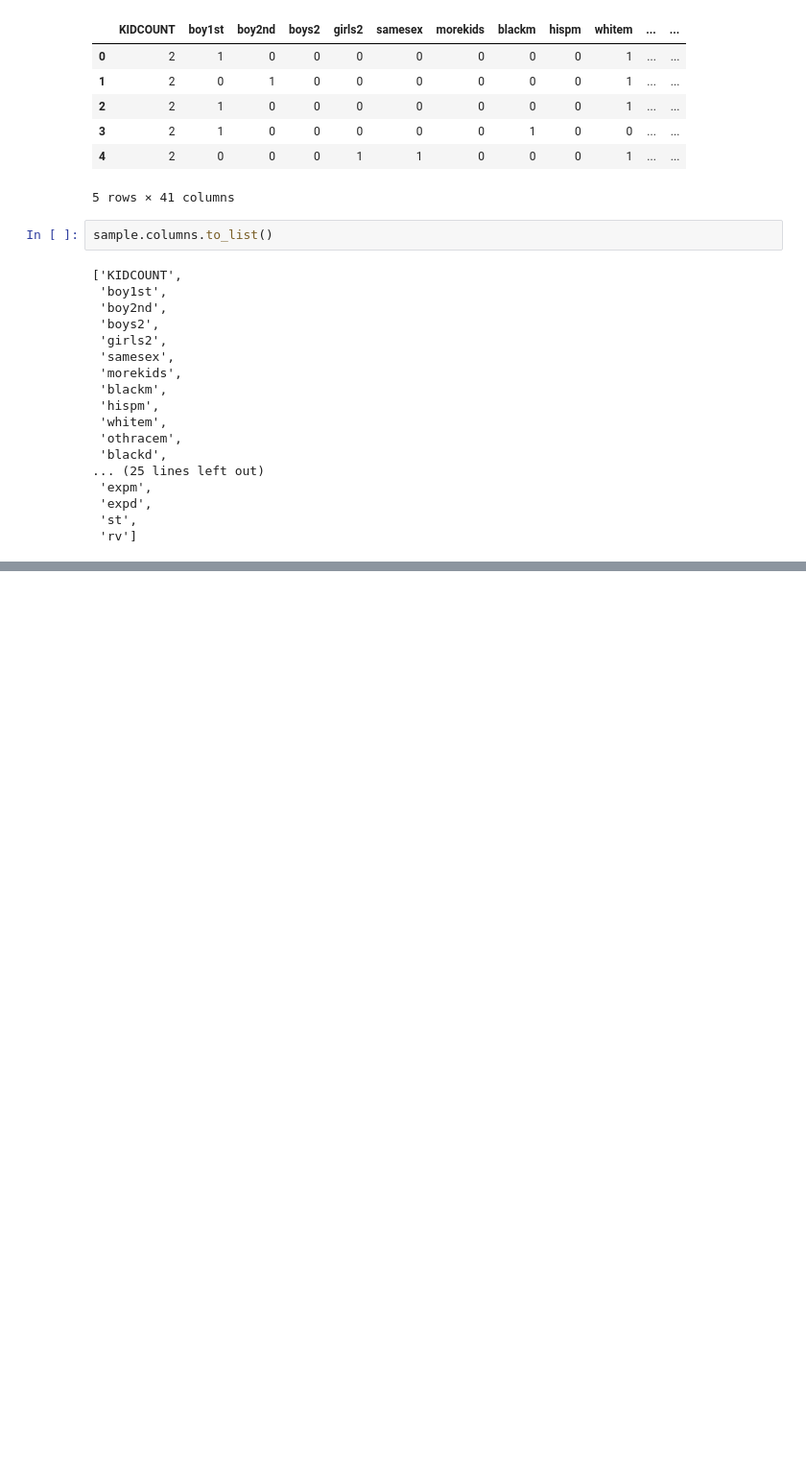
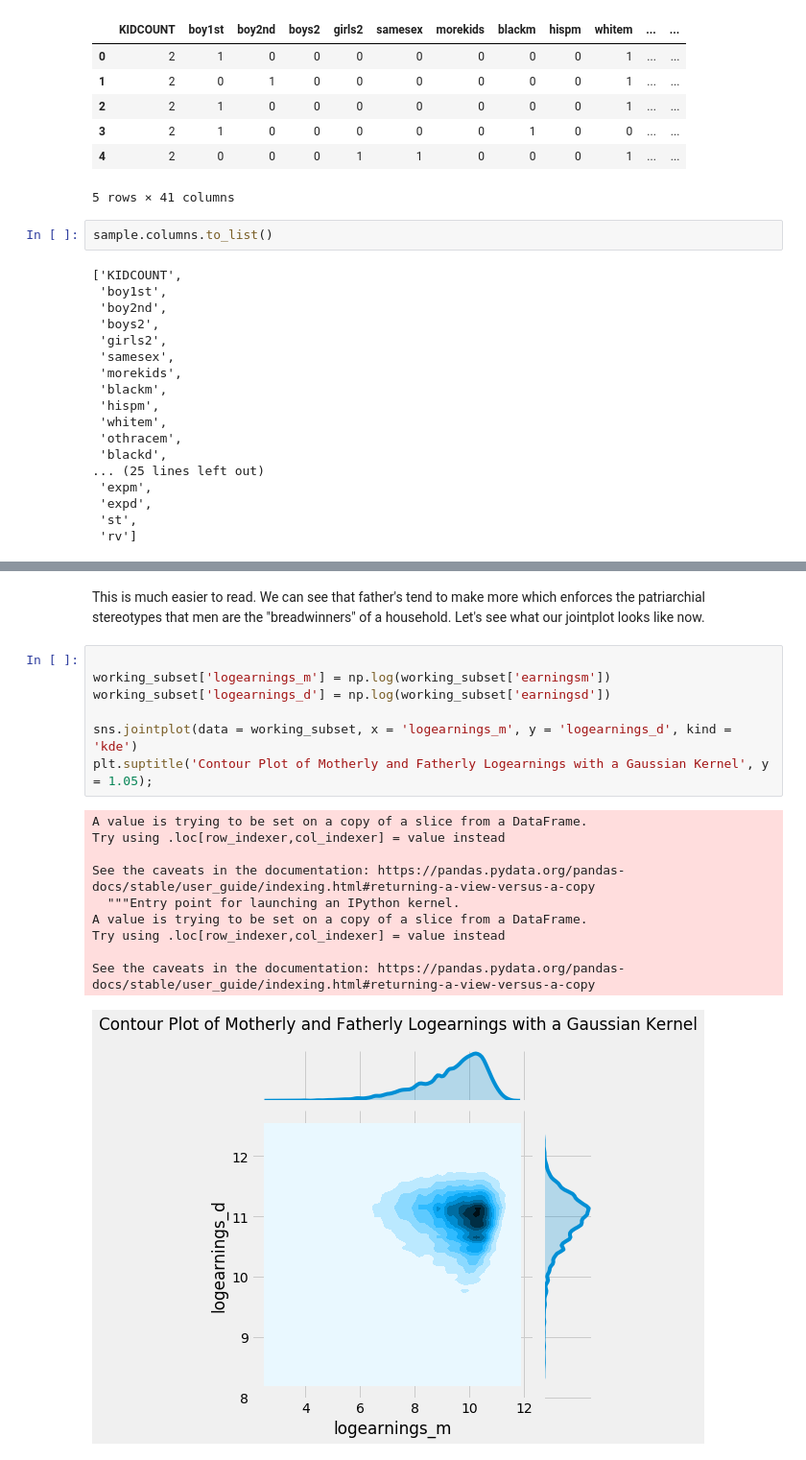
Before and after one commit to WinsonTruong/3rdson, a Jupyter notebook: notebooks/eda.ipynb, the cells around one changed output, grey strips where cells are left out. Shown at 96% size. Drawn from its saved outputs; the diff is of its cells as text; blank space fills up the shorter version.

```diff
--- a/notebooks/eda.ipynb
+++ b/notebooks/eda.ipynb
@@ -77,0 +98,20 @@ sns.boxplot(data=sample, y = 'educm')
+# %% [markdown]
+This is much easier to read. We can see that father's tend to make more which enforces the patriarchial stereotypes that men are the "breadwinners" of a household. Let's see what our jointplot looks like now.
+# %%
+
+working_subset['logearnings_m'] = np.log(working_subset['earningsm'])
+working_subset['logearnings_d'] = np.log(working_subset['earningsd'])
+
+sns.jointplot(data = working_subset, x = 'logearnings_m', y = 'logearnings_d', kind = 'kde')
+plt.suptitle('Contour Plot of Motherly and Fatherly Logearnings with a Gaussian Kernel', y = 1.05);
+# %% [output]
+A value is trying to be set on a copy of a slice from a DataFrame.
+Try using .loc[row_indexer,col_indexer] = value instead
+
+See the caveats in the documentation: https://pandas.pydata.org/pandas-docs/stable/user_guide/indexing.html#returning-a-view-versus-a-copy
+  """Entry point for launching an IPython kernel.
+A value is trying to be set on a copy of a slice from a DataFrame.
+Try using .loc[row_indexer,col_indexer] = value instead
+
+See the caveats in the documentation: https://pandas.pydata.org/pandas-docs/stable/user_guide/indexing.html#returning-a-view-versus-a-copy
+[figure, added]
```
Also changed, not shown: parts of 15 cells of this notebook.
